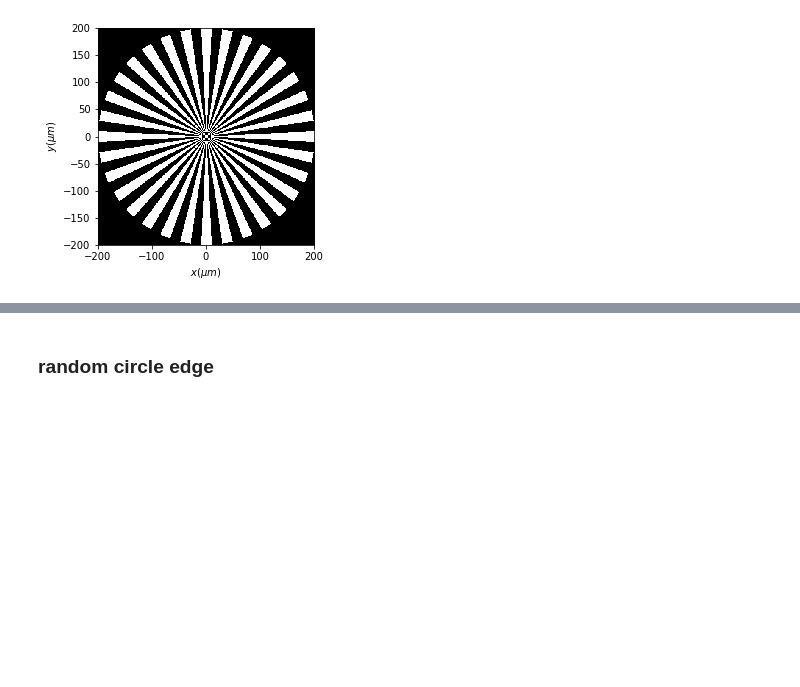
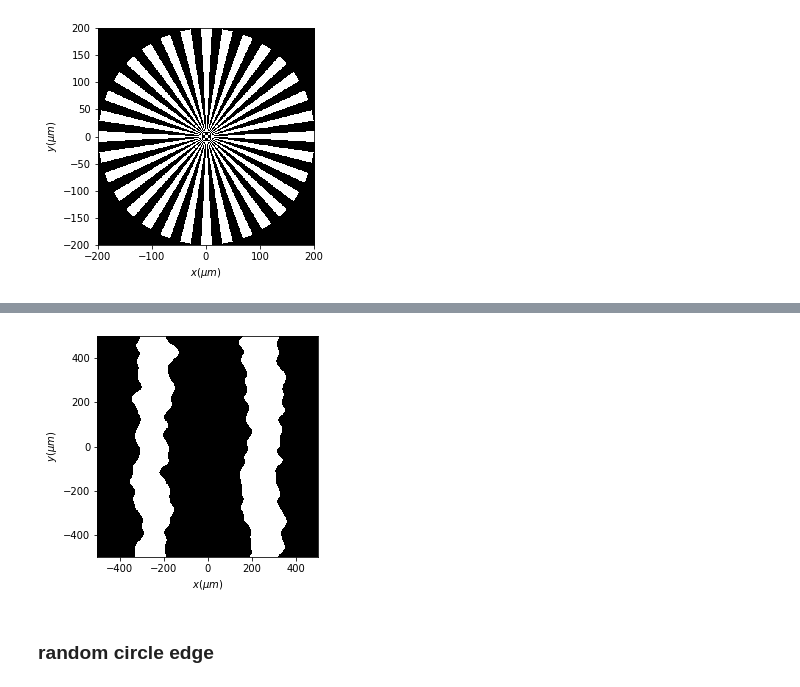
Before and after one commit to aocg-ucm/diffractio, a Jupyter notebook: docs/source/tutorial/scalar_XY/masks_xy.ipynb, the cells around one changed output, grey strips where cells are left out. Drawn from its saved outputs; the diff is of its cells as text; code cells hidden in the pictures; blank space fills up the shorter version.

```diff
--- a/docs/source/tutorial/scalar_XY/masks_xy.ipynb
+++ b/docs/source/tutorial/scalar_XY/masks_xy.ipynb
@@ -654,3 +685,13 @@ red.draw(kind='intensity')
+# %%
+x = np.linspace(-500 * um, 500 * um, 1024)
+y = np.linspace(-500 * um, 500 * um, 512)
+wavelength = 1 * um
+
+t4 = Scalar_mask_XY(x, y, wavelength)
+t4.double_slit_rough(x0=0, width=150*um, separation=500*um, s=15*um, t=40*um, angle=0*degrees)
+t4.draw()
+# %% [output]
+[figure, added]
 # %% [markdown]
 ### random circle edge
 # %%
```
Also changed, not shown: parts of 23 cells of this notebook, 1 other file.
